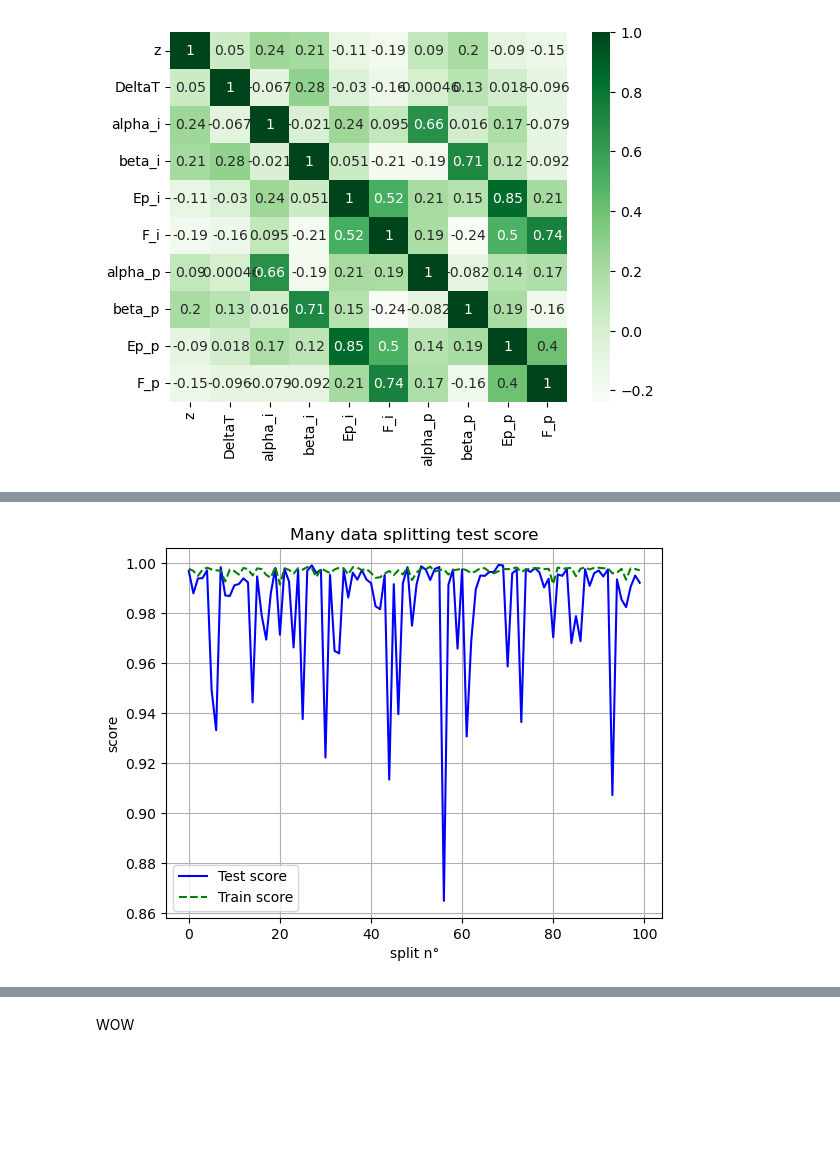
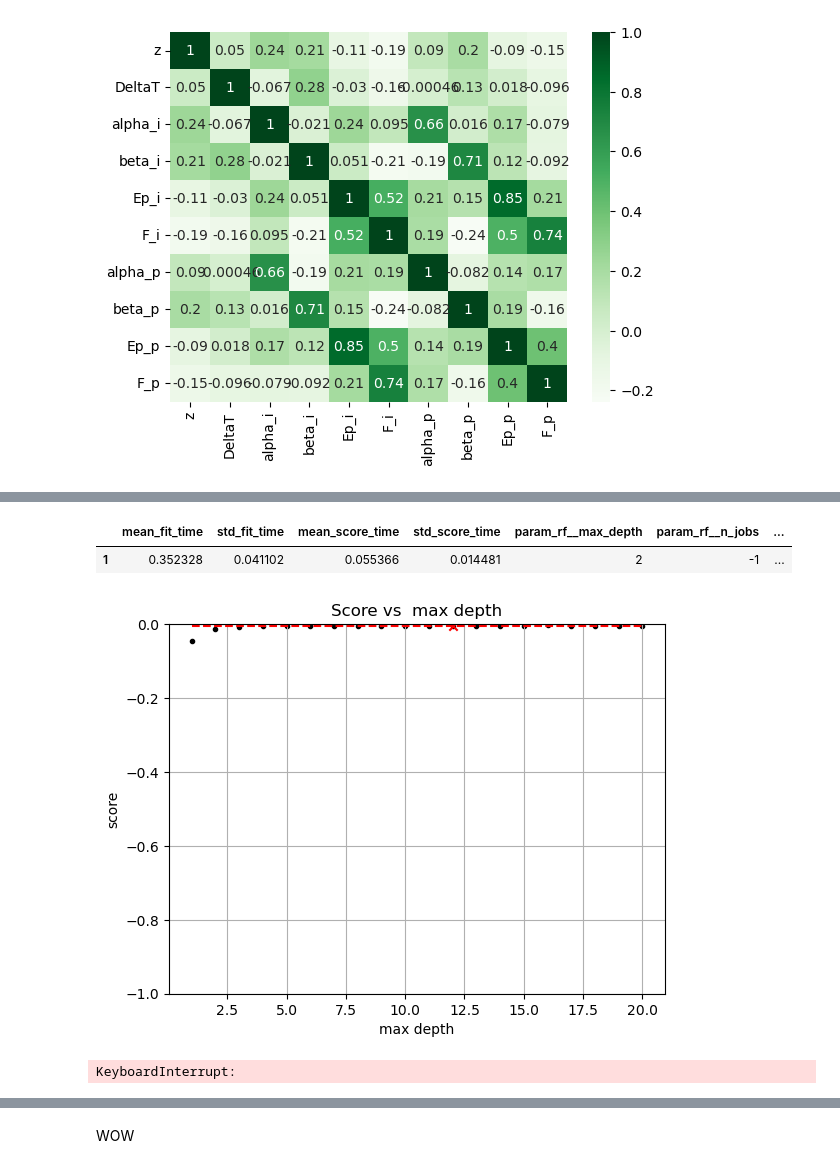
Before and after one commit to LuigiSotgiu/Project, a Jupyter notebook: main1_01.ipynb, the cells around one changed output, grey strips where cells are left out. Cells and saved outputs as stored; diff of their text form; code cells hidden in the pictures; blank space fills up the shorter version.

```diff
--- a/main1_01.ipynb
+++ b/main1_01.ipynb
@@ -51,0 +56,28 @@ The test score is : 0.979 while the train score is: 0.993
+# %%
+# trying grid search
+
+# Let's try
+
+import numpy as np
+from sklearn.metrics import mean_squared_error
+
+# Inizialising the model class ---> see ML_GRB.py
+model = RND_FOREST()
+obj.SetModel(model)     # Setting the model in the main class
+
+dataset['z'] = np.log10(1 + dataset['z'])
+
+# Setting the hyperparameters space to investigate
+grid = {
+        'rf__max_depth': [1, 2, 3, 4, 5, 6, 7, 8, 9, 10, 11, 12, 13, 14, 15, 16, 17, 18, 19, 20],
+        'rf__n_jobs': [-1]
+    }
+
+# Running the Grid Search
+obj.model.GridSearch(dataset, grid, cv = 10, train_size = 0.8, scoring = 'neg_median_absolute_error')
+
+results = pd.DataFrame(obj.model.Grid_search_class.cv_results_)
+
+a = results[['std_test_score']].to_numpy()
+min_a = min(a)
+index = np.where(a == min_a)
@@ -52,3 +113,27 @@ The test score is : 0.979 while the train score is: 0.993
+# %%
+results.iloc[index[0]].style
+# %% [output]
+|  | mean_fit_time | std_fit_time | mean_score_time | std_score_time | param_rf__max_depth | param_rf__n_jobs | ... |
+| 1 | 0.352328 | 0.041102 | 0.055366 | 0.014481 | 2 | -1 | ... |
+# %%
+x = results['param_rf__max_depth'].to_numpy()
+y = results['mean_test_score'].to_numpy()
+
+X = x[index[0]]
+Y = y[index[0]]
+
+fig, ax = plt.subplots()
+ax.set(title = 'Score vs  max depth',
+       xlabel = 'max depth',
+       ylabel = 'score',
+       ylim = [-1, 0])
+ax.scatter(x, y, marker='.', color='k')
+ax.scatter(X, Y, marker='x', color='r')
+ax.plot(np.linspace(x[0], x[-1], 100), np.full(100, Y), linestyle='--', color='r')
+ax.grid()
+plt.show()
+# %% [output]
+[figure, added]
 # %%
 # let's try a loop
 
@@ -58,10 +143,10 @@ obj.SetModel(model)     # Setting the model in the main class
 
 test_scores = []
 train_scores = []
-for i in range(100):
+for i in range(1000):
     # Fitting the model ---> see functions.py
     obj.model.Run(dataset, train_size = 0.8,
-                  n_estimators = 500, max_depth = 20, random_state = i)
+                  n_estimators = 100, max_depth = 11, random_state = i)
 
     test_score = obj.model.forest.score(obj.model.X_test, obj.model.y_test)
     train_score = obj.model.forest.score(obj.model.X_train, obj.model.y_train)
@@ -81,4 +166,4 @@ ax.grid()
 ax.legend(loc='best')
 plt.show()
 # %% [output]
-[figure, removed]
+KeyboardInterrupt:
```
Also changed, not shown: parts of 13 cells of this notebook, 1 other file.
